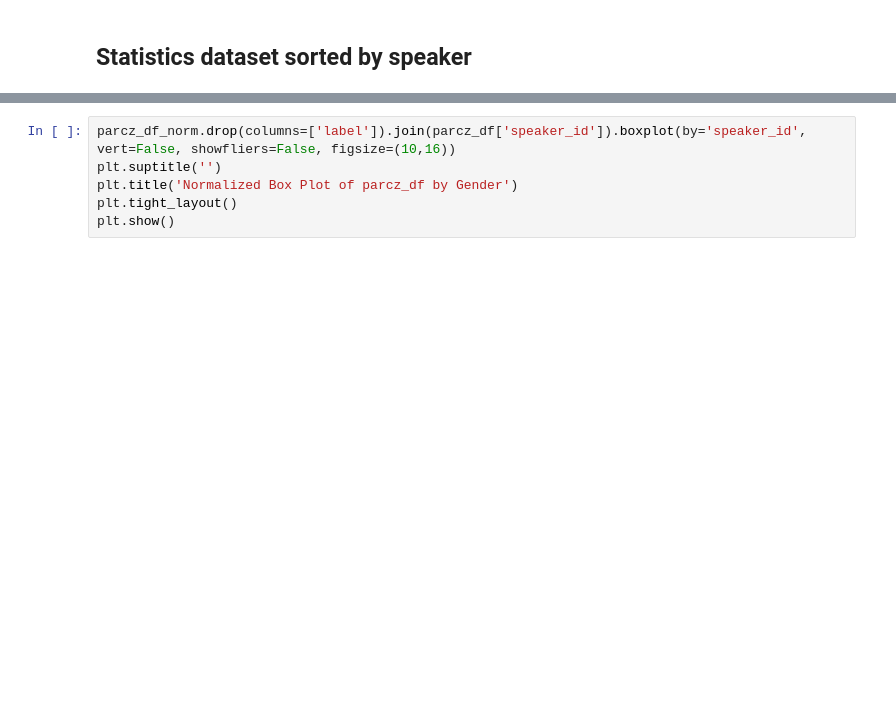
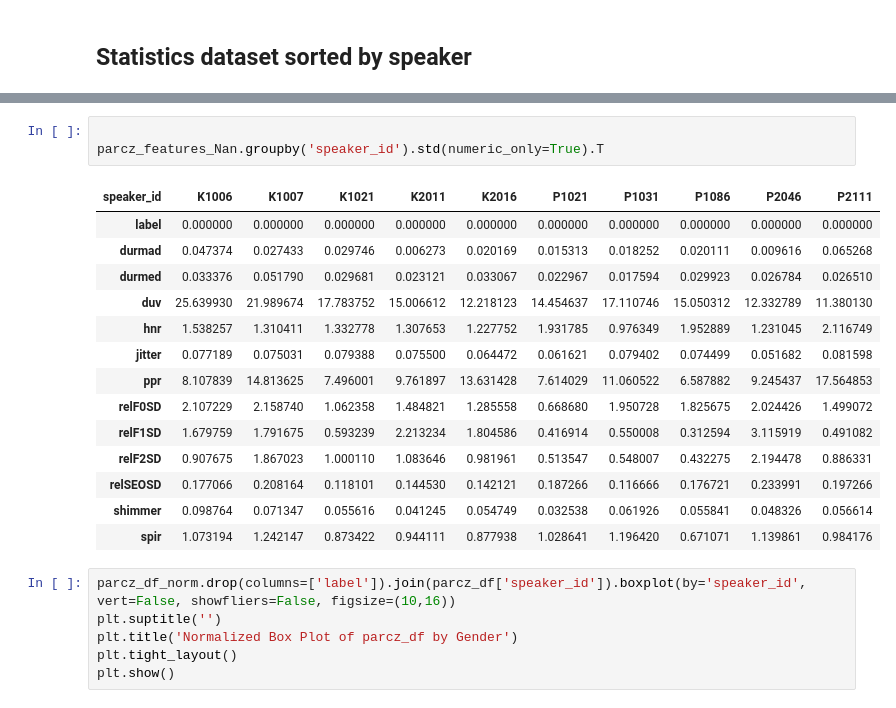
Before and after one commit to RichardLadislav/VuVoPy, a Jupyter notebook: example_scripts/statistic_eval_ntbk.ipynb, the cells around one changed output, grey strips where cells are left out. Saved outputs shown, nothing was run; the diff lists cells and outputs as text; blank space fills up the shorter version.

```diff
--- a/example_scripts/statistic_eval_ntbk.ipynb
+++ b/example_scripts/statistic_eval_ntbk.ipynb
@@ -185,3 +318,21 @@ parcz_features_Nan.groupby('speaker_id').describe().T
+# %%
+
+parcz_features_Nan.groupby('speaker_id').std(numeric_only=True).T
+# %% [output]
+| speaker_id | K1006 | K1007 | K1021 | K2011 | K2016 | P1021 | P1031 | P1086 | P2046 | P2111 |
+| label | 0.000000 | 0.000000 | 0.000000 | 0.000000 | 0.000000 | 0.000000 | 0.000000 | 0.000000 | 0.000000 | 0.000000 |
+| durmad | 0.047374 | 0.027433 | 0.029746 | 0.006273 | 0.020169 | 0.015313 | 0.018252 | 0.020111 | 0.009616 | 0.065268 |
+| durmed | 0.033376 | 0.051790 | 0.029681 | 0.023121 | 0.033067 | 0.022967 | 0.017594 | 0.029923 | 0.026784 | 0.026510 |
+| duv | 25.639930 | 21.989674 | 17.783752 | 15.006612 | 12.218123 | 14.454637 | 17.110746 | 15.050312 | 12.332789 | 11.380130 |
+| hnr | 1.538257 | 1.310411 | 1.332778 | 1.307653 | 1.227752 | 1.931785 | 0.976349 | 1.952889 | 1.231045 | 2.116749 |
+| jitter | 0.077189 | 0.075031 | 0.079388 | 0.075500 | 0.064472 | 0.061621 | 0.079402 | 0.074499 | 0.051682 | 0.081598 |
+| ppr | 8.107839 | 14.813625 | 7.496001 | 9.761897 | 13.631428 | 7.614029 | 11.060522 | 6.587882 | 9.245437 | 17.564853 |
+| relF0SD | 2.107229 | 2.158740 | 1.062358 | 1.484821 | 1.285558 | 0.668680 | 1.950728 | 1.825675 | 2.024426 | 1.499072 |
+| relF1SD | 1.679759 | 1.791675 | 0.593239 | 2.213234 | 1.804586 | 0.416914 | 0.550008 | 0.312594 | 3.115919 | 0.491082 |
+| relF2SD | 0.907675 | 1.867023 | 1.000110 | 1.083646 | 0.981961 | 0.513547 | 0.548007 | 0.432275 | 2.194478 | 0.886331 |
+| relSEOSD | 0.177066 | 0.208164 | 0.118101 | 0.144530 | 0.142121 | 0.187266 | 0.116666 | 0.176721 | 0.233991 | 0.197266 |
+| shimmer | 0.098764 | 0.071347 | 0.055616 | 0.041245 | 0.054749 | 0.032538 | 0.061926 | 0.055841 | 0.048326 | 0.056614 |
+| spir | 1.073194 | 1.242147 | 0.873422 | 0.944111 | 0.877938 | 1.028641 | 1.196420 | 0.671071 | 1.139861 | 0.984176 |
 # %%
 parcz_df_norm.drop(columns=['label']).join(parcz_df['speaker_id']).boxplot(by='speaker_id', vert=False, showfliers=False, figsize=(10,16))
 plt.suptitle('')
```
Also changed, not shown: parts of 12 cells of this notebook.
